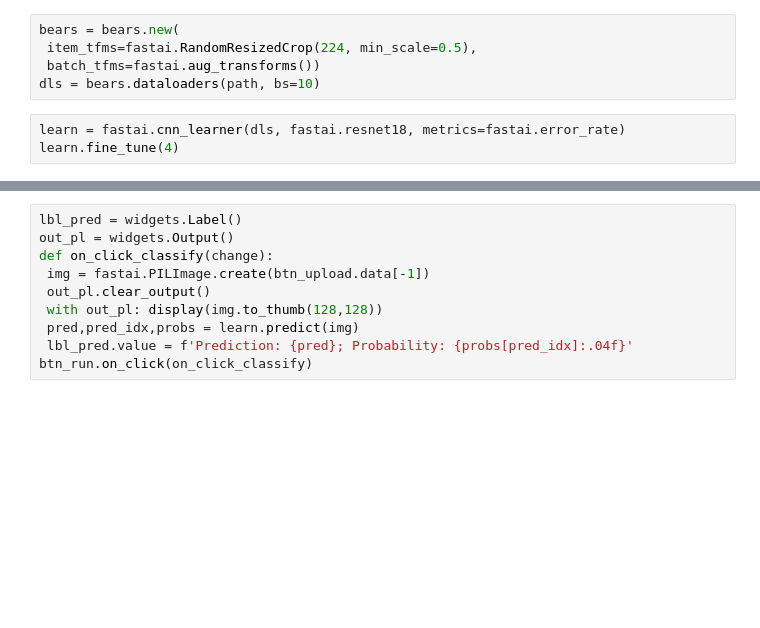
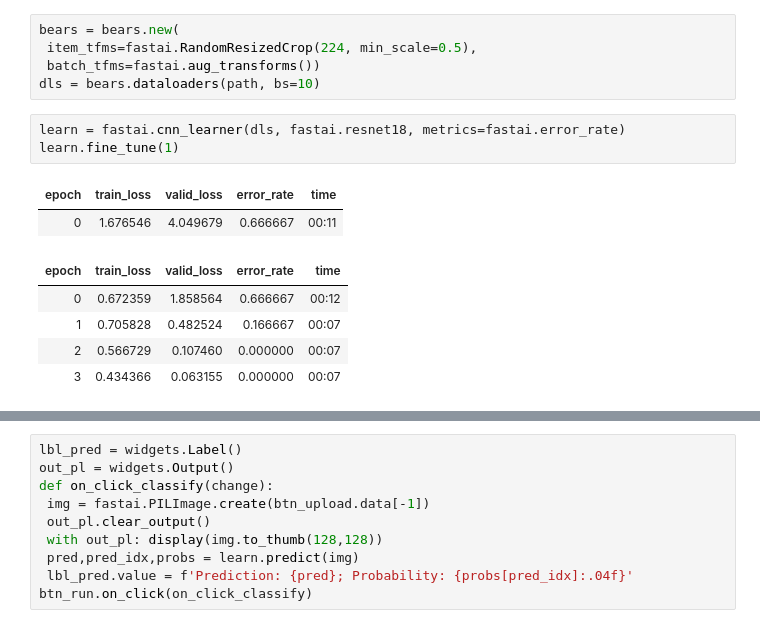
Before and after one commit to manoelmenezes/bear-classifier, a Jupyter notebook: BearClassifierModel.ipynb, the cells around one changed output, grey strips where cells are left out. Cells and saved outputs as stored; diff of their text form; blank space fills up the shorter version.

```diff
--- a/BearClassifierModel.ipynb
+++ b/BearClassifierModel.ipynb
@@ -95,7 +111,15 @@ bears = bears.new(
 dls = bears.dataloaders(path, bs=10)
 # %%
 learn = fastai.cnn_learner(dls, fastai.resnet18, metrics=fastai.error_rate)
-learn.fine_tune(4)
+learn.fine_tune(1)
+# %% [output]
+| epoch | train_loss | valid_loss | error_rate | time |
+| 0 | 1.676546 | 4.049679 | 0.666667 | 00:11 |
+| epoch | train_loss | valid_loss | error_rate | time |
+| 0 | 0.672359 | 1.858564 | 0.666667 | 00:12 |
+| 1 | 0.705828 | 0.482524 | 0.166667 | 00:07 |
+| 2 | 0.566729 | 0.107460 | 0.000000 | 00:07 |
+| 3 | 0.434366 | 0.063155 | 0.000000 | 00:07 |
 # %%
 btn_upload = widgets.FileUpload()
 btn_upload
```
Also changed, not shown: parts of 6 cells of this notebook.
